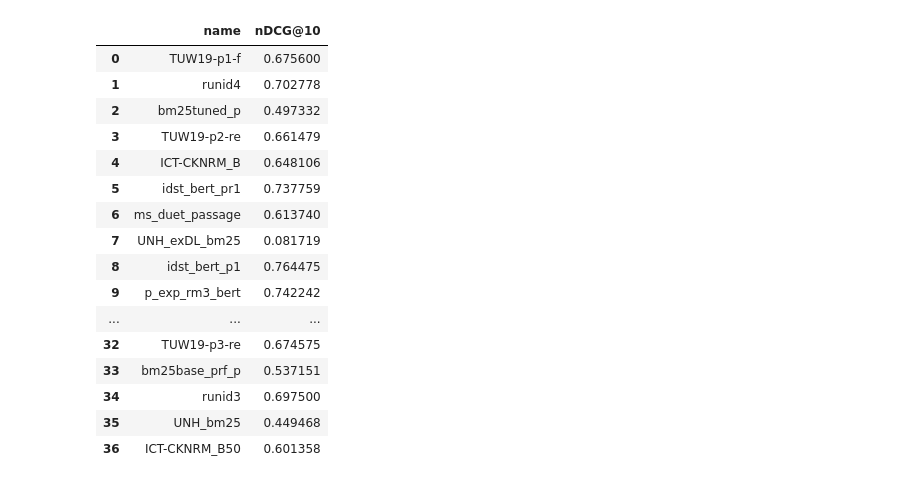
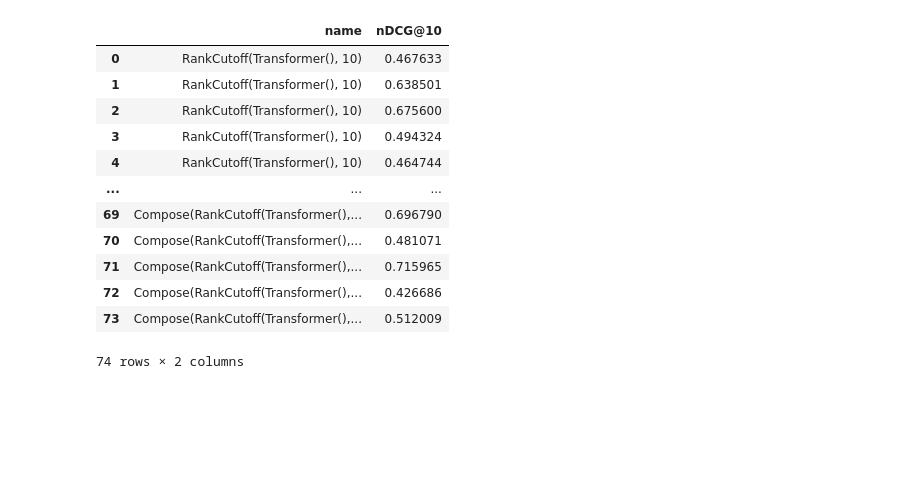
Before and after one commit to webis-de/ir_axioms, a Jupyter notebook: examples/trec.ipynb, the cells around one changed output. Cells and saved outputs as stored; diff of their text form; code cells hidden in the pictures; blank space fills up the shorter version.

```diff
--- a/examples/trec.ipynb
+++ b/examples/trec.ipynb
@@ -61,0 +17,12 @@ pipeline_names = [name for name, _ in track_results.items()]
+# %%
+from pathlib import Path
+from typing import List
+from pyterrier import Transformer
+from examples.trec_util import TrecTrack
+
+# track = TrecTrack(28, "deep", "msmarco-passage/trec-dl-2019")
+track = TrecTrack(
+    28, "deep", "msmarco-passage/trec-dl-2019",
+    base_results_dir=Path("/home/heinrich/Development/webis/trec-system-runs")
+)
+retrieval_systems: List[Transformer] = [result % 10 for result in track.results]
@@ -62,31 +144,49 @@ pipeline_names = [name for name, _ in track_results.items()]
+# %%
+from ir_axioms.axiom import TFC1, LNC1, OriginalAxiom
+
+tfc1_axiom = TFC1()  # Query term frequency in documents.
+lnc1_axiom = LNC1()  # Similarity between query and document terms.
+orig_axiom = OriginalAxiom()  # Similarity between query and document terms.
+# %%
+from ir_axioms.axiom import Axiom
+
+# Define axiom for reranker and permutations.
+axiom: Axiom = tfc1_axiom + lnc1_axiom + orig_axiom * 2.0
+# %%
+from ir_axioms.backend.pyterrier.transformers import AxiomaticReranker
+
+reranked_retrieval_systems = [
+    retrieval_system >> AxiomaticReranker(
+        axiom,
+        track.index,
+        track.dataset_name,
+        verbose=True
+    )
+    for retrieval_system in retrieval_systems
+]
 # %%
 from pyterrier.pipelines import Experiment
 from ir_measures import nDCG
 
 # noinspection PyTypeChecker
 experiment = Experiment(
-    pipelines,
-    dataset.get_topics(),
-    dataset.get_qrels(),
+    [*retrieval_systems, *reranked_retrieval_systems],
+    track.dataset.get_topics(),
+    track.dataset.get_qrels(),
     [nDCG @ 10],
-    pipeline_names
 )
 experiment
 # %% [output]
 |  | name | nDCG@10 |
-| 0 | TUW19-p1-f | 0.675600 |
-| 1 | runid4 | 0.702778 |
-| 2 | bm25tuned_p | 0.497332 |
-| 3 | TUW19-p2-re | 0.661479 |
-| 4 | ICT-CKNRM_B | 0.648106 |
-| 5 | idst_bert_pr1 | 0.737759 |
-| 6 | ms_duet_passage | 0.613740 |
-| 7 | UNH_exDL_bm25 | 0.081719 |
-| 8 | idst_bert_p1 | 0.764475 |
-| 9 | p_exp_rm3_bert | 0.742242 |
+| 0 | RankCutoff(Transformer(), 10) | 0.467633 |
+| 1 | RankCutoff(Transformer(), 10) | 0.638501 |
+| 2 | RankCutoff(Transformer(), 10) | 0.675600 |
+| 3 | RankCutoff(Transformer(), 10) | 0.494324 |
+| 4 | RankCutoff(Transformer(), 10) | 0.464744 |
 | ... | ... | ... |
-| 32 | TUW19-p3-re | 0.674575 |
-| 33 | bm25base_prf_p | 0.537151 |
-| 34 | runid3 | 0.697500 |
-| 35 | UNH_bm25 | 0.449468 |
-| 36 | ICT-CKNRM_B50 | 0.601358 |
+| 69 | Compose(RankCutoff(Transformer(),... | 0.696790 |
+| 70 | Compose(RankCutoff(Transformer(),... | 0.481071 |
+| 71 | Compose(RankCutoff(Transformer(),... | 0.715965 |
+| 72 | Compose(RankCutoff(Transformer(),... | 0.426686 |
+| 73 | Compose(RankCutoff(Transformer(),... | 0.512009 |
+74 rows × 2 columns
```
Also changed, not shown: parts of 14 cells of this notebook, 1 other file.
